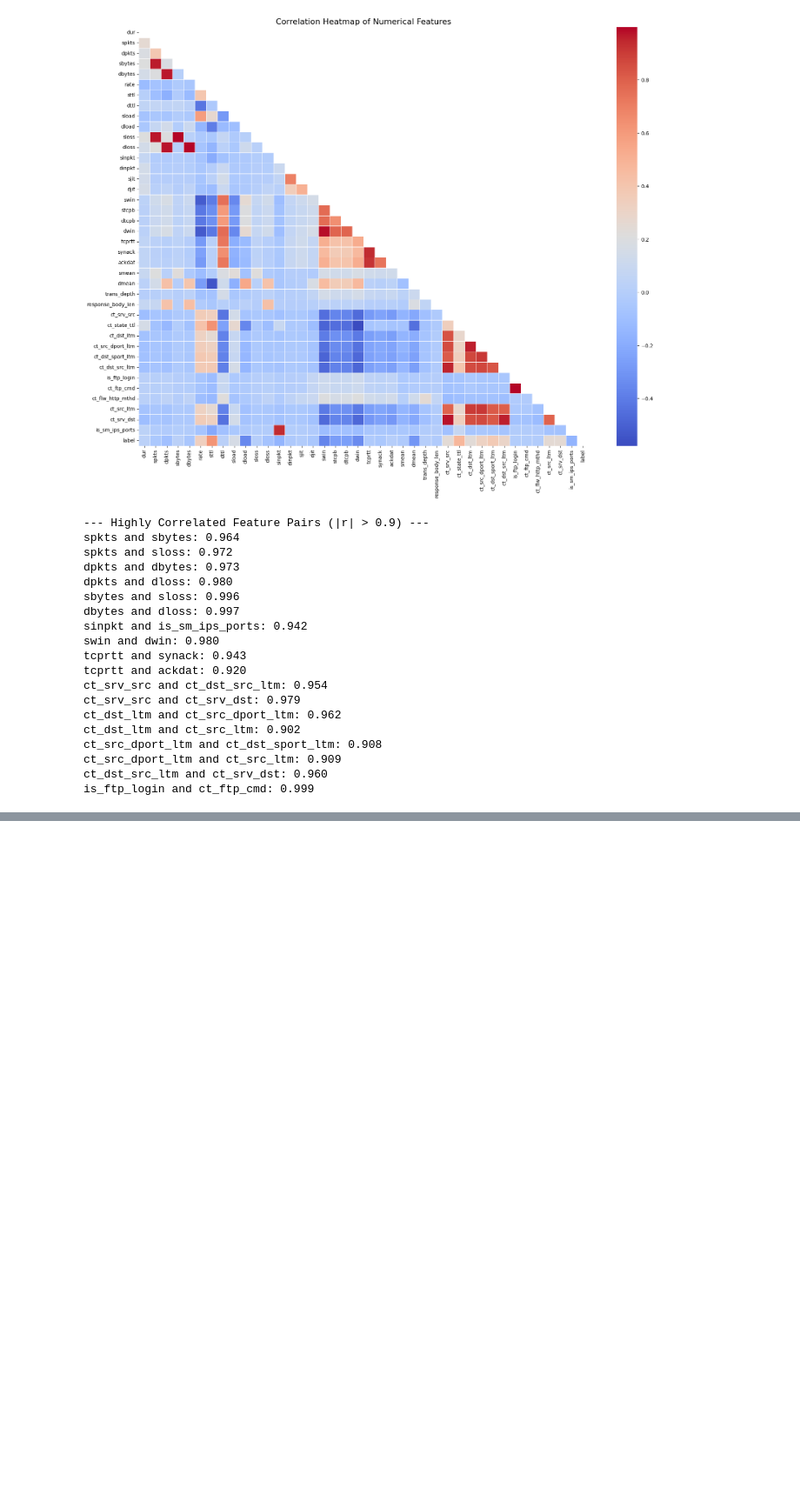
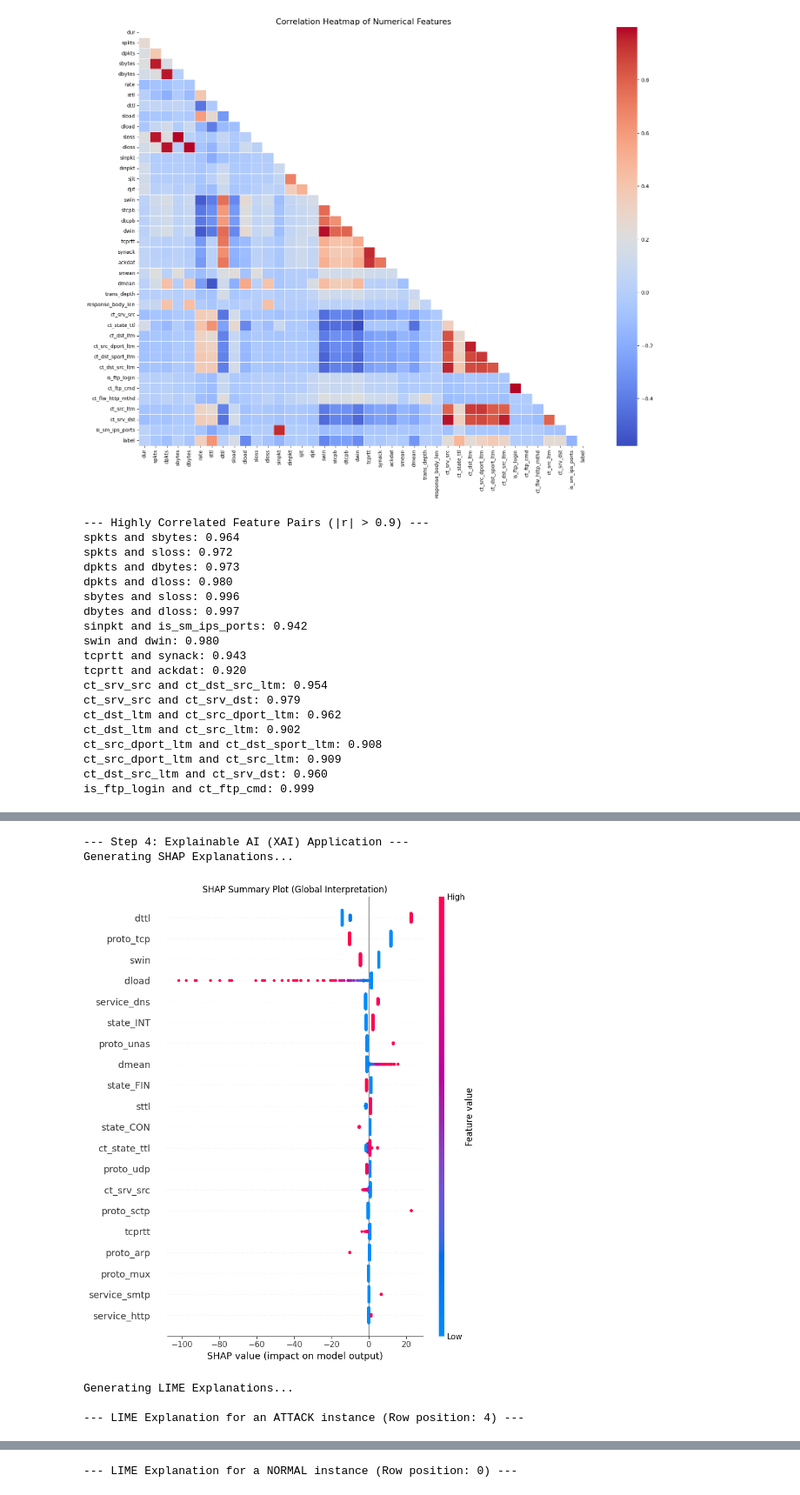
Before and after one commit to 16ajeet/IDS-XAI, a Jupyter notebook: logistic-unsw-nb15.ipynb, the cells around one changed output, grey strips where cells are left out. Shown at 87% size. Cells and saved outputs as stored; diff of their text form; code cells hidden in the pictures; blank space fills up the shorter version.

```diff
--- a/logistic-unsw-nb15.ipynb
+++ b/logistic-unsw-nb15.ipynb
@@ -204,0 +340,71 @@ is_ftp_login and ct_ftp_cmd: 0.999
+# %%
+import shap
+import lime
+import lime.lime_tabular
+import numpy as np
+
+print("\n--- Step 4: Explainable AI (XAI) Application ---")
+
+# ==========================================
+# A. SHAP (SHapley Additive exPlanations)
+# ==========================================
+print("Generating SHAP Explanations...")
+
+# Using LinearExplainer since Logistic Regression is a linear model
+# We use a background dataset (e.g., a summary of the training data) to save computation time
+background_data = shap.maskers.Independent(X_train_scaled, max_samples=100)
+explainer = shap.LinearExplainer(log_reg, X_train_scaled)
+
+# Calculate SHAP values for a subset of the test data to keep rendering fast
+# You can increase this number, but it will take longer to compute
+X_test_sample = X_test_scaled.sample(n=500, random_state=42)
+shap_values = explainer(X_test_sample)
+
+# Generate the Global Summary Plot (shows overall feature importance and direction)
+plt.figure(figsize=(10, 8))
+plt.title("SHAP Summary Plot (Global Interpretation)")
+shap.summary_plot(shap_values, X_test_sample)
+
+
+# ==========================================
+# B. LIME (Local Interpretable Model-Agnostic Explanations)
+# ==========================================
+print("Generating LIME Explanations...")
+
+# Initialize the LIME explainer
+lime_explainer = lime.lime_tabular.LimeTabularExplainer(
+    training_data=X_train_scaled.values,
+    feature_names=X_train_scaled.columns.tolist(),
+    class_names=['Normal', 'Attack'],
+    mode='classification',
+    random_state=42
+)
+
+# FIX: Find the exact positional index directly using numpy.
+# This bypasses the Pandas index entirely and grabs the first 0-based position
+# where y_test is 1 (Attack) or 0 (Normal).
+pos_attack_idx = np.where(y_test == 1)[0][0]
+pos_normal_idx = np.where(y_test == 0)[0][0]
+
+# Explain the Attack Instance
+print(f"\n--- LIME Explanation for an ATTACK instance (Row position: {pos_attack_idx}) ---")
+exp_attack = lime_explainer.explain_instance(
+    data_row=X_test_scaled.iloc[pos_attack_idx].values,
+    predict_fn=log_reg.predict_proba
+)
+exp_attack.show_in_notebook(show_table=True)
+
+# Explain the Normal Instance
+print(f"\n--- LIME Explanation for a NORMAL instance (Row position: {pos_normal_idx}) ---")
+exp_normal = lime_explainer.explain_instance(
+    data_row=X_test_scaled.iloc[pos_normal_idx].values,
+    predict_fn=log_reg.predict_proba
+)
+exp_normal.show_in_notebook(show_table=True)
+# %% [output]
+--- Step 4: Explainable AI (XAI) Application ---
+Generating SHAP Explanations...
+[figure, added]
+Generating LIME Explanations...
+
+--- LIME Explanation for an ATTACK instance (Row position: 4) ---
@@ -204,0 +412 @@ is_ftp_login and ct_ftp_cmd: 0.999
+--- LIME Explanation for a NORMAL instance (Row position: 0) ---
```
Also changed, not shown: parts of 6 cells of this notebook.
